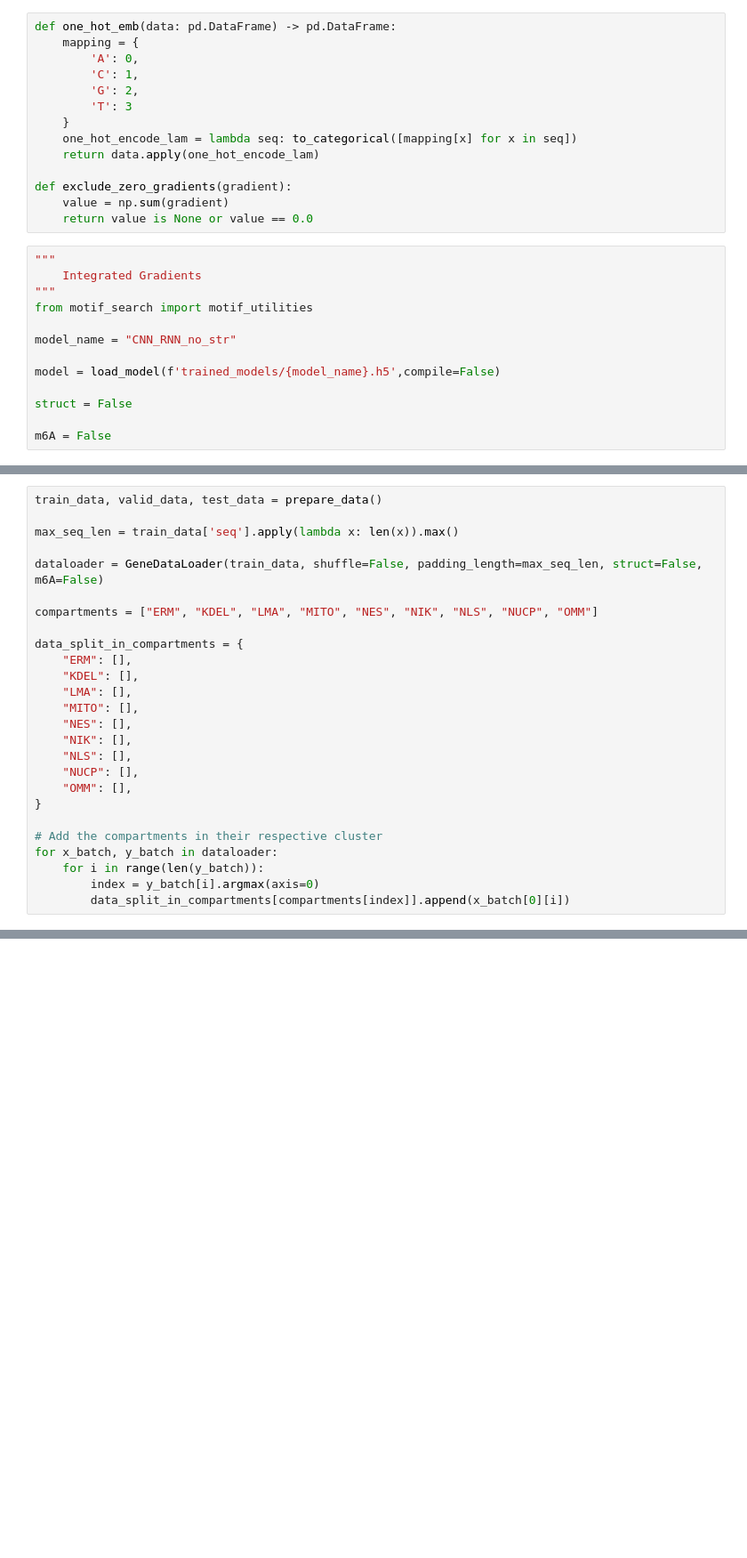
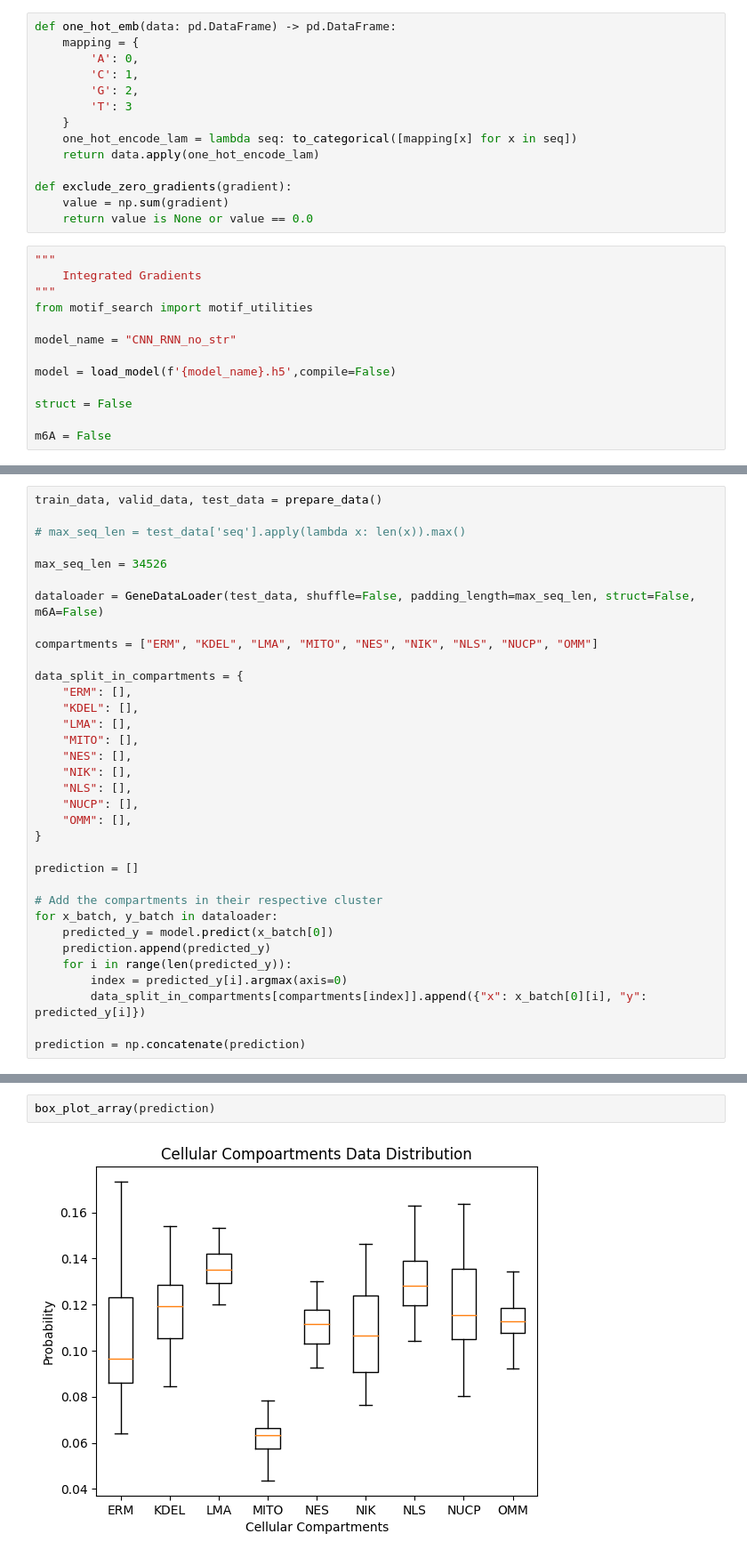
Before and after one commit to Tralius/rna-localization, a Jupyter notebook: MotifSearch.ipynb, the cells around one changed output, grey strips where cells are left out. Shown at 89% size. Saved outputs shown, nothing was run; the diff lists cells and outputs as text; blank space fills up the shorter version.

```diff
--- a/MotifSearch.ipynb
+++ b/MotifSearch.ipynb
@@ -32,7 +37,7 @@ from motif_search import motif_utilities
 
 model_name = "CNN_RNN_no_str"
 
-model = load_model(f'trained_models/{model_name}.h5',compile=False)
+model = load_model(f'{model_name}.h5',compile=False)
 
 struct = False
 
@@ -40,9 +52,11 @@ m6A = False
 # %%
 train_data, valid_data, test_data = prepare_data()
 
-max_seq_len = train_data['seq'].apply(lambda x: len(x)).max()
+# max_seq_len = test_data['seq'].apply(lambda x: len(x)).max()
 
-dataloader = GeneDataLoader(train_data, shuffle=False, padding_length=max_seq_len, struct=False, m6A=False)
+max_seq_len = 34526
+
+dataloader = GeneDataLoader(test_data, shuffle=False, padding_length=max_seq_len, struct=False, m6A=False)
 
 compartments = ["ERM", "KDEL", "LMA", "MITO", "NES", "NIK", "NLS", "NUCP", "OMM"]
 
@@ -58,8 +72,14 @@ data_split_in_compartments = {
     "OMM": [],
 }
 
+prediction = []
+
 # Add the compartments in their respective cluster
 for x_batch, y_batch in dataloader:
-    for i in range(len(y_batch)):
-        index = y_batch[i].argmax(axis=0)
-        data_split_in_compartments[compartments[index]].append(x_batch[0][i])
+    predicted_y = model.predict(x_batch[0])
+    prediction.append(predicted_y)
+    for i in range(len(predicted_y)):
+        index = predicted_y[i].argmax(axis=0)
+        data_split_in_compartments[compartments[index]].append({"x": x_batch[0][i], "y": predicted_y[i]})
+
+prediction = np.concatenate(prediction)
@@ -94,0 +128,4 @@ OMM has len: 100
+# %%
+box_plot_array(prediction)
+# %% [output]
+[figure, added]
```
Also changed, not shown: parts of 8 cells of this notebook, 1 other file.
